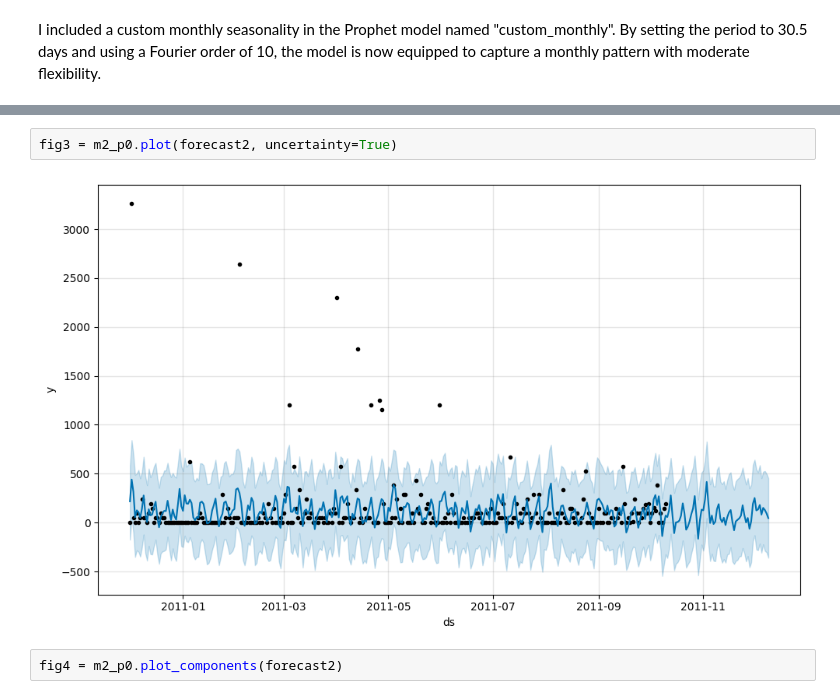
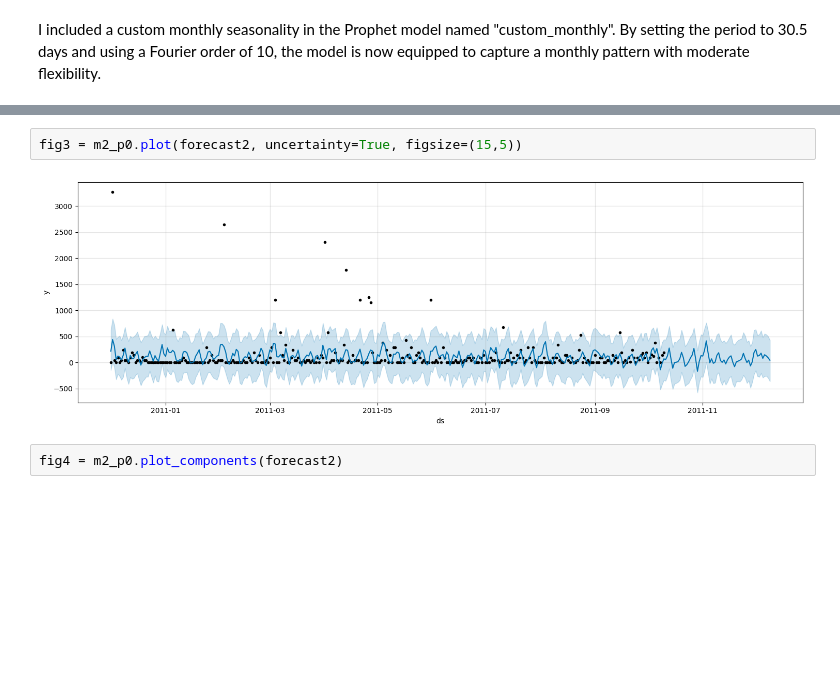
Before and after one commit to dimitsagk/ClientClustering_InventoryForecast, a Jupyter notebook: notebooks/04_progress_file_hyperparameters-pipeline.ipynb, the cells around one changed output, grey strips where cells are left out. Cells and saved outputs as stored; diff of their text form; blank space fills up the shorter version.

```diff
--- a/notebooks/04_progress_file_hyperparameters-pipeline.ipynb
+++ b/notebooks/04_progress_file_hyperparameters-pipeline.ipynb
@@ -327,8 +357,8 @@ print(m2_p0.seasonalities)
 OrderedDict([('custom_monthly', {'period': 30.5, 'fourier_order': 10, 'prior_scale': 10.0, 'mode': 'additive', 'condition_name': None}), ('weekly', {'period': 7, 'fourier_order': 3, 'prior_scale': 10. ...
 # %%
-fig3 = m2_p0.plot(forecast2, uncertainty=True)
+fig3 = m2_p0.plot(forecast2, uncertainty=True, figsize=(15,5))
 # %% [output]
-[figure, old version]
+[figure, new version]
 # %%
 fig4 = m2_p0.plot_components(forecast2)
 # %% [output]
```
Also changed, not shown: parts of 9 cells of this notebook.
